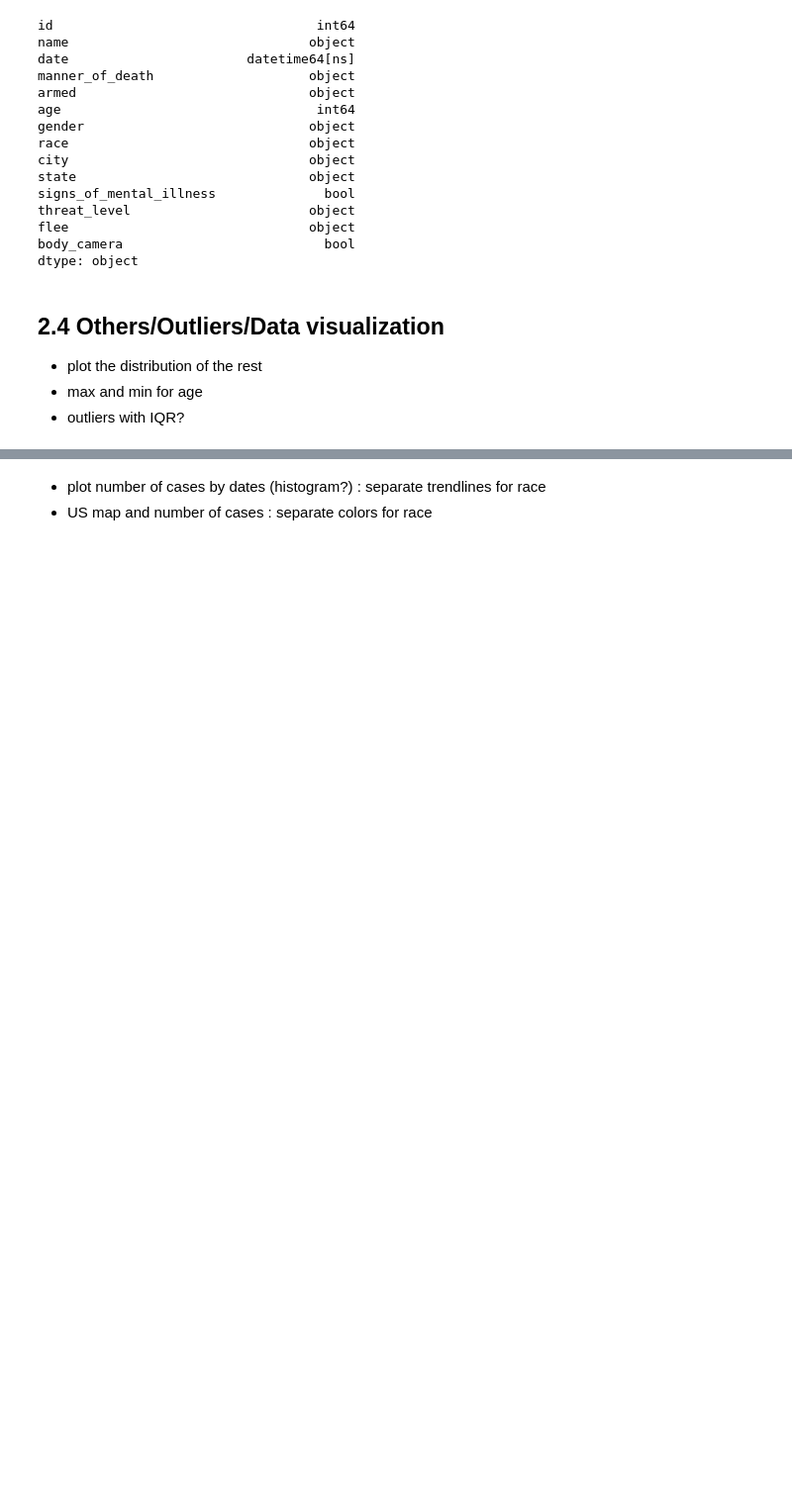
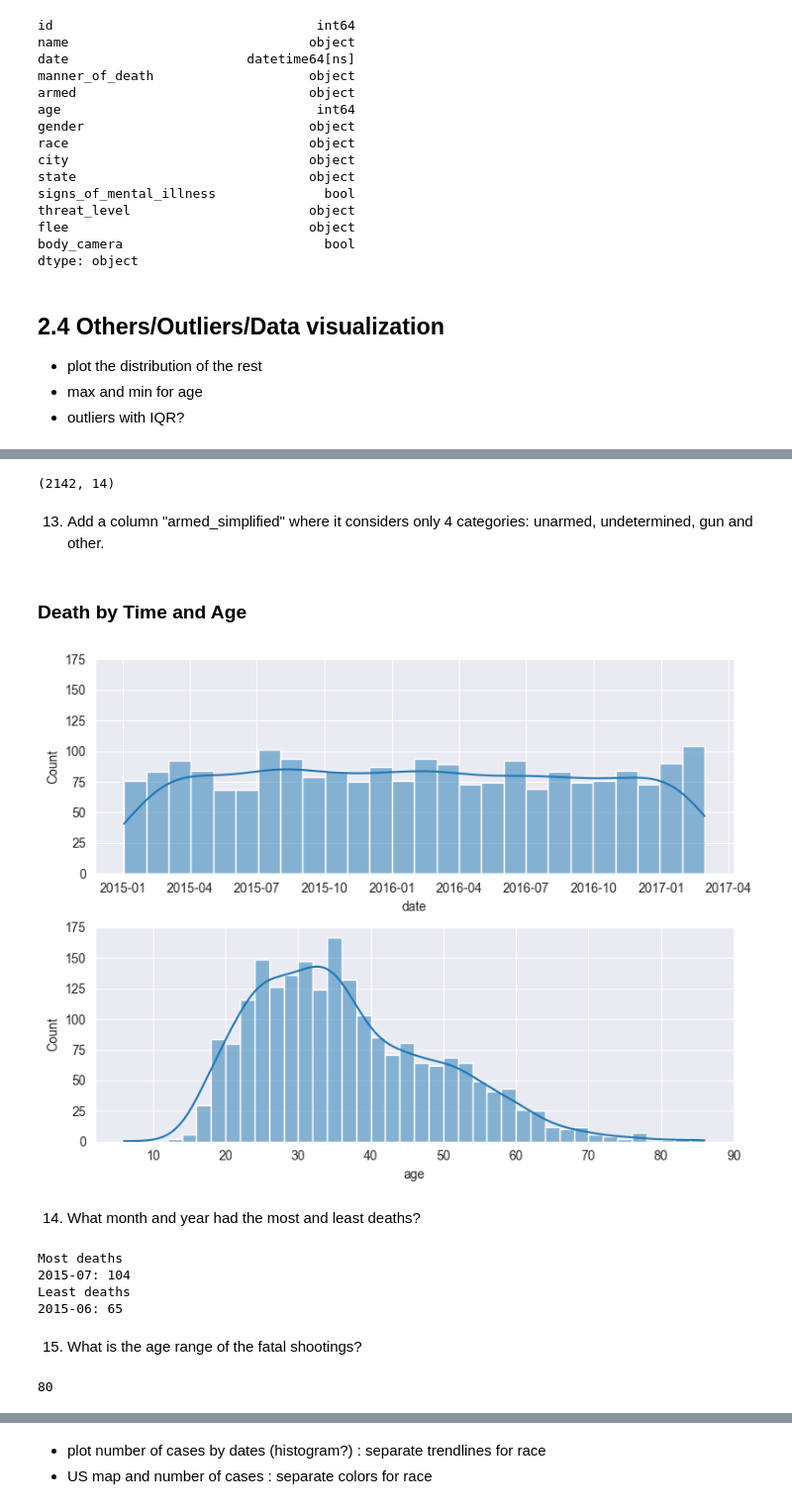
Before and after one commit to CelineChiLamNg/fatal_police_shootings, a Jupyter notebook: FatalPoliceShootings.ipynb, the cells around one changed output, grey strips where cells are left out. Shown at 99% size. Saved outputs shown, nothing was run; the diff lists cells and outputs as text; code cells hidden in the pictures; blank space fills up the shorter version.

```diff
--- a/FatalPoliceShootings.ipynb
+++ b/FatalPoliceShootings.ipynb
@@ -448,8 +429,0 @@ dtype: object
-# %%
-db_2 = db_replaced.copy()
-for i in range(len(db_2.armed)) :
-    value = db_2.armed[i]
-    if value != "unarmed":
-        db_2[i, "armed"] = "armed"
-
-print(db_2.armed.unique())
@@ -470,2 +432,14 @@ print(db_2.armed.unique())
+# %%
+db.shape
+# %% [output]
+(2142, 14)
+# %% [markdown]
+13. Add a column "armed_simplified" where it considers only 4 categories:
+unarmed, undetermined, gun and other.
+# %%
+categories_to_keep = ["unarmed", "undetermined", "gun"]
+
+db_replaced["armed_simplified"] = db_replaced["armed"].apply(lambda x: x
+if x.lower() in categories_to_keep else "other")
 # %%
 numeric = ["date", "age"]
@@ -475 +449,41 @@ categorical = ["manner_of_death", "armed", "gender", "race", "threat_level",
 map = ["city", "state"]
+# %% [markdown]
+### Death by Time and Age
+# %%
+fig, axs = plt.subplots(sharey=True, figsize=(8, 6), nrows=2, ncols=1)
+bins_dict = {"age": 40, "date": 26}
+
+for i, feature in enumerate(numeric):
+    sns.histplot(data=db_replaced, x=feature, bins=bins_dict[feature],
+                 ax=axs[i], kde=True)
+
+plt.tight_layout()
+# %% [output]
+[figure, added]
+# %% [markdown]
+14. What month and year had the most and least deaths?
+# %%
+db_replaced["month_year"] = db_replaced["date"].dt.to_period("M")
+
+deaths_month = db_replaced["month_year"].value_counts()
+most_deaths_month = deaths_month.idxmax()
+most_deaths = deaths_month[most_deaths_month]
+
+least_deaths_month = deaths_month.idxmin()
+least_deaths = deaths_month[least_deaths_month]
+
+print(f"Most deaths\n{most_deaths_month}: {most_deaths}")
+print(f"Least deaths\n{least_deaths_month}: {least_deaths}")
+# %% [output]
+Most deaths
+2015-07: 104
+Least deaths
+2015-06: 65
+# %% [markdown]
+15. What is the age range of the fatal shootings?
+# %%
+min_age = db_replaced.age.min()
+max_age = db_replaced.age.max()
+max_age-min_age
+# %% [output]
+80
```
Also changed, not shown: parts of 23 cells of this notebook.
